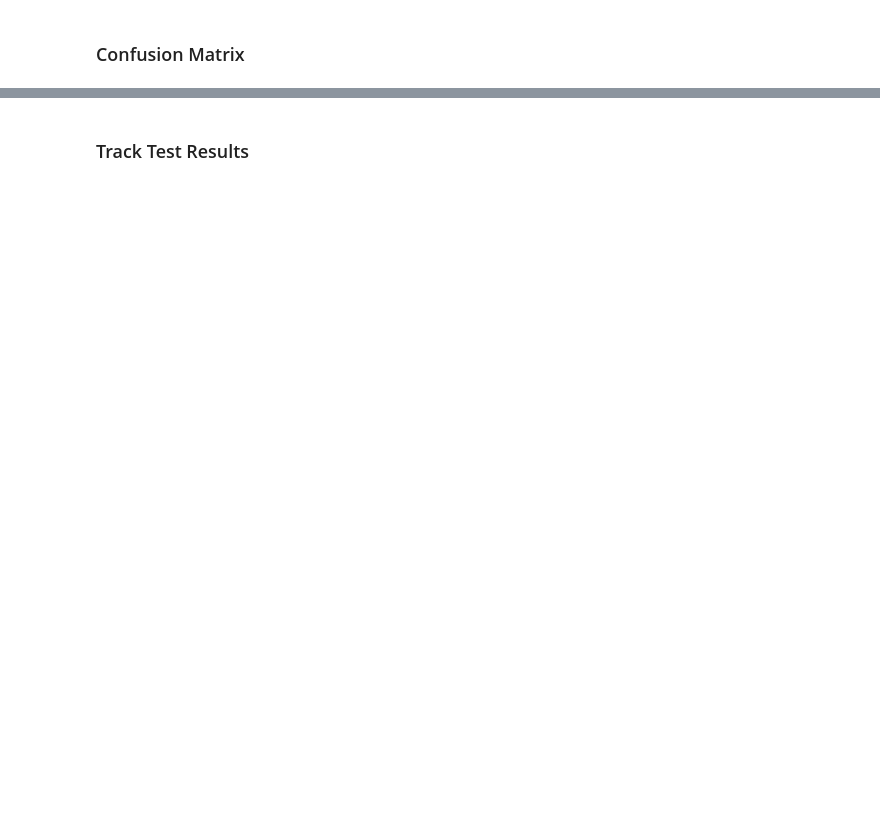
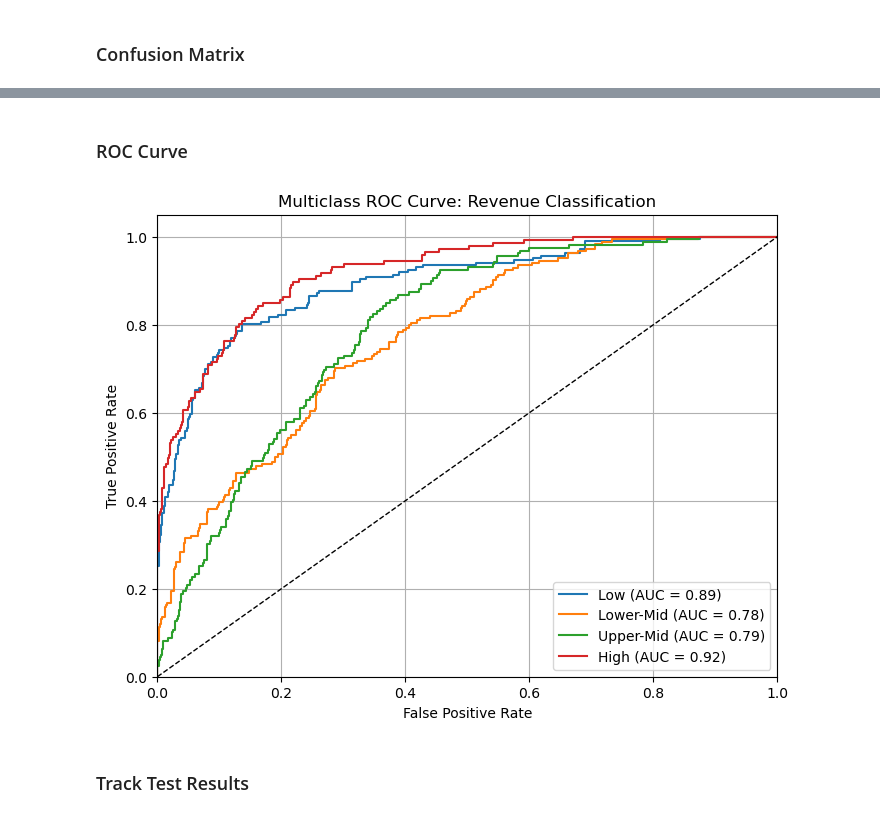
Before and after one commit to gentrylamb/dsan6400-final-project, a Jupyter notebook: code/GCN_Classification.ipynb, the cells around one changed output, grey strips where cells are left out. Drawn from its saved outputs; the diff is of its cells as text; code cells hidden in the pictures; blank space fills up the shorter version.

```diff
--- a/code/GCN_Classification.ipynb
+++ b/code/GCN_Classification.ipynb
@@ -826,3 +873,47 @@ plt.show()
+# %% [markdown]
+### ROC Curve
+# %%
+# Get predicted probabilities (not argmax)
+probs = out[data.test_mask].cpu().numpy()  # shape: (num_samples, num_classes)
+
+display_labels = np.unique(labels_filtered)
+
+# Binarize true labels for multiclass ROC
+y_test_bin = label_binarize(y_true, classes = display_labels)
+n_classes = probs.shape[1]
+
+# Compute ROC curve and AUC for each class
+fpr = dict()
+tpr = dict()
+roc_auc = dict()
+for i in range(n_classes):
+    fpr[i], tpr[i], _ = roc_curve(y_test_bin[:, i], probs[:, i])
+    roc_auc[i] = auc(fpr[i], tpr[i])
+
+# Plot all ROC curves
+display_labels = [
+    "Low",
+    "Lower-Mid",
+    "Upper-Mid",
+    "High"
+]
+
+plt.figure(figsize = (8, 6))
+for i in range(n_classes):
+    plt.plot(fpr[i], tpr[i], label = f"{display_labels[i]} (AUC = {roc_auc[i]:.2f})")
+
+plt.plot([0, 1], [0, 1], "k--", lw = 1)
+plt.xlim([0.0, 1.0])
+plt.ylim([0.0, 1.05])
+plt.xlabel("False Positive Rate")
+plt.ylabel("True Positive Rate")
+plt.title("Multiclass ROC Curve: Revenue Classification")
+plt.legend(loc = "lower right")
+plt.grid(True)
+#plt.savefig("../assets/GCN_revenue_classification_roc_curve.png", dpi = 300, bbox_inches = "tight")
+plt.show()
+# %% [output]
+[figure, added]
 # %% [markdown]
 ### Track Test Results
 # %%
```
Also changed, not shown: parts of 11 cells of this notebook, 5 other files.
